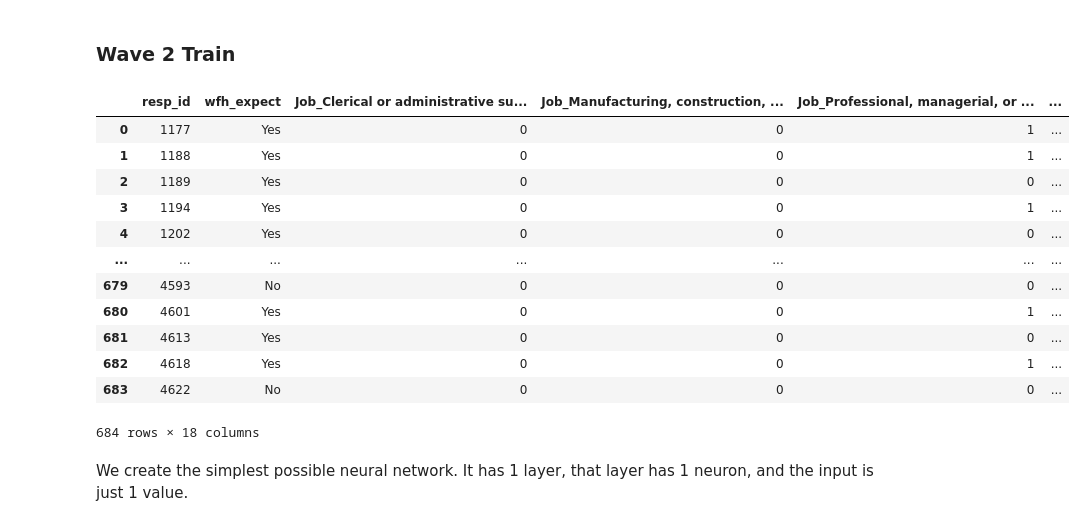
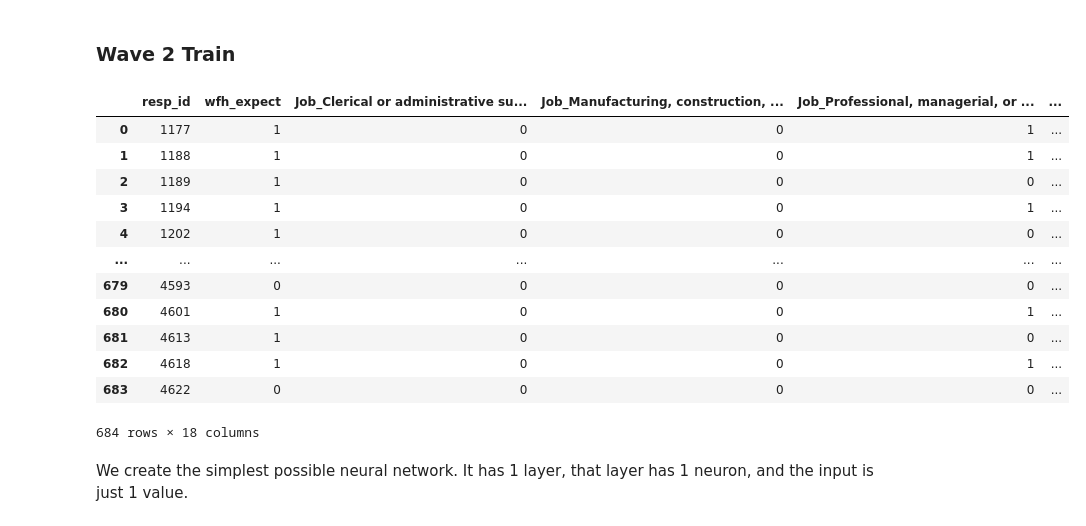
Before and after one commit to Savila25/CS-418-Project, a Jupyter notebook: MLModel.ipynb, the cells around one changed output. Saved outputs shown, nothing was run; the diff lists cells and outputs as text; code cells hidden in the pictures.

Commit message:
fix wave 2 data and ML model

```diff
--- a/MLModel.ipynb
+++ b/MLModel.ipynb
@@ -449,26 +416,38 @@ array([[0.48788524],
 # %%
 wave2 = pd.read_csv("Wave2_train.csv")      # All Data
 
-train = wave2.iloc[:684,:]            # Training Data
-validation = wave2.iloc[684:,:]       # Validation Data
+WFH_EXPECT = {
+  'No' : 0,
+  'Yes' : 1,
+}
 
-test = pd.read_csv("Wave2_test.csv")  # Test Data
+for index, row in wave2.iterrows():
+  # print(index)
+  wfh_expect = row['wfh_expect']
+
+  wave2.loc[index, 'wfh_expect'] = WFH_EXPECT.get(wfh_expect, -1)
+
+
+train = wave2.iloc[:684,:]                  # Training Data
+validation = wave2.iloc[684:,:]             # Validation Data
+
+test = pd.read_csv("Wave2_test.csv")        # Test Data
 train.columns = train.columns.to_series().apply(lambda x: x.strip())
 train.shape, validation.shape
 train
 # %% [output]
 |  | resp_id | wfh_expect | Job_Clerical or administrative su... | Job_Manufacturing, construction, ... | Job_Professional, managerial, or ... | ... |
-| 0 | 1177 | Yes | 0 | 0 | 1 | ... |
-| 1 | 1188 | Yes | 0 | 0 | 1 | ... |
-| 2 | 1189 | Yes | 0 | 0 | 0 | ... |
-| 3 | 1194 | Yes | 0 | 0 | 1 | ... |
-| 4 | 1202 | Yes | 0 | 0 | 0 | ... |
+| 0 | 1177 | 1 | 0 | 0 | 1 | ... |
+| 1 | 1188 | 1 | 0 | 0 | 1 | ... |
+| 2 | 1189 | 1 | 0 | 0 | 0 | ... |
+| 3 | 1194 | 1 | 0 | 0 | 1 | ... |
+| 4 | 1202 | 1 | 0 | 0 | 0 | ... |
 | ... | ... | ... | ... | ... | ... | ... |
-| 679 | 4593 | No | 0 | 0 | 0 | ... |
-| 680 | 4601 | Yes | 0 | 0 | 1 | ... |
-| 681 | 4613 | Yes | 0 | 0 | 0 | ... |
-| 682 | 4618 | Yes | 0 | 0 | 1 | ... |
-| 683 | 4622 | No | 0 | 0 | 0 | ... |
+| 679 | 4593 | 0 | 0 | 0 | 0 | ... |
+| 680 | 4601 | 1 | 0 | 0 | 1 | ... |
+| 681 | 4613 | 1 | 0 | 0 | 0 | ... |
+| 682 | 4618 | 1 | 0 | 0 | 1 | ... |
+| 683 | 4622 | 0 | 0 | 0 | 0 | ... |
 684 rows × 18 columns
 # %% [markdown]
 We create the simplest possible neural network. It has 1 layer, that layer has 1 neuron, and the input is just 1 value.
```
Also changed, not shown: parts of 27 cells of this notebook.
